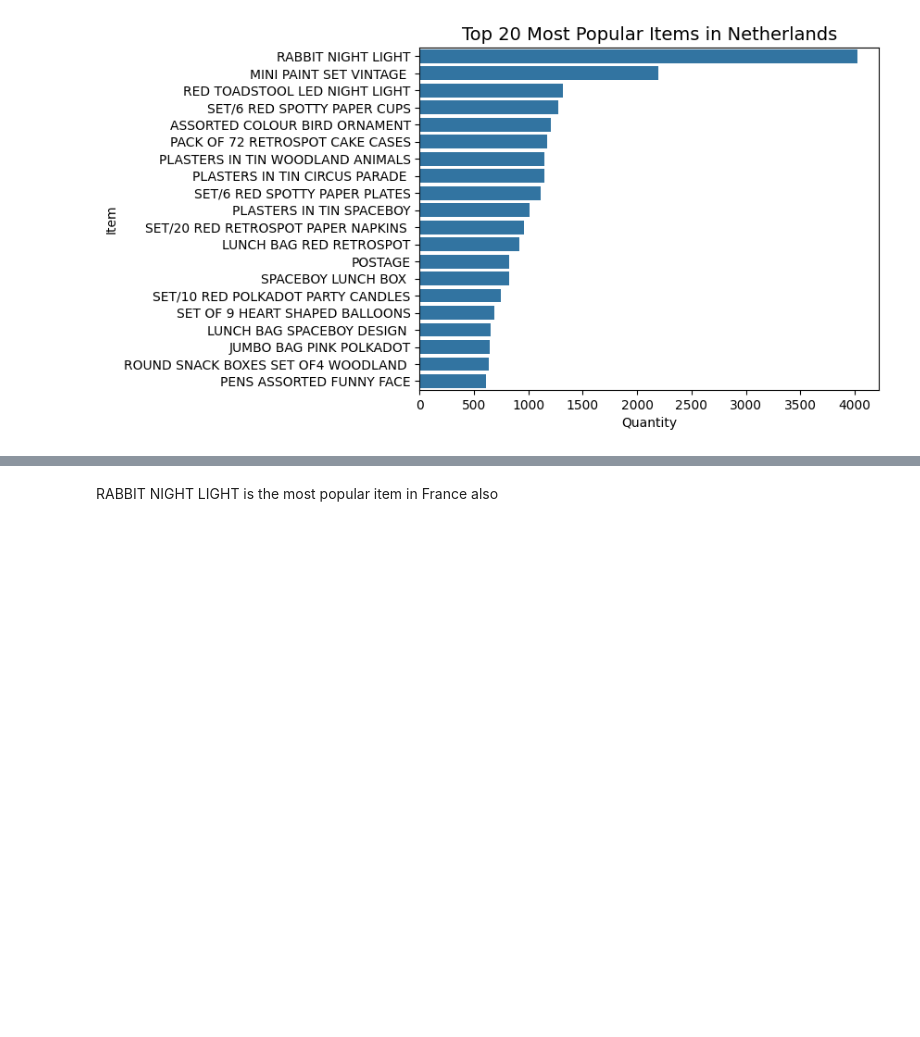
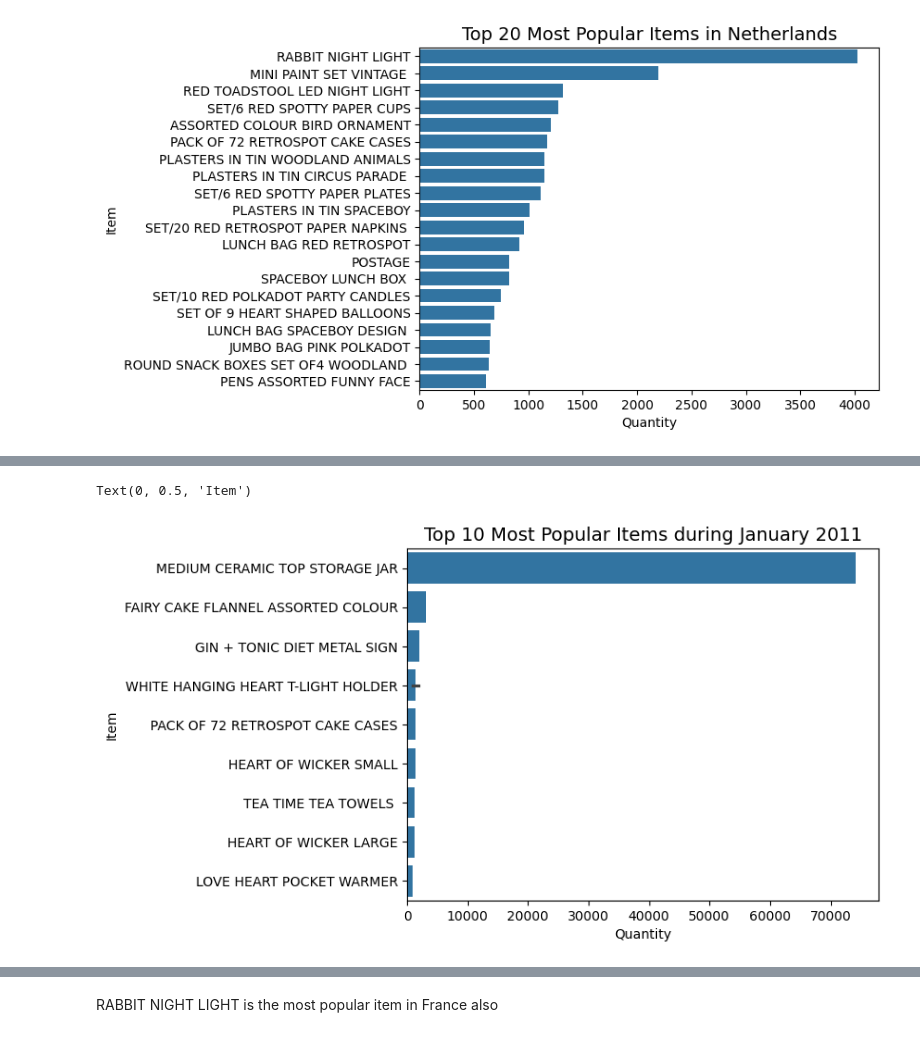
Before and after one commit to kempsly/Recommender-systems, a Jupyter notebook: RecSysNewApproach/Rule-based-recsys/rule_based.ipynb, the cells around one changed output, grey strips where cells are left out. Drawn from its saved outputs; the diff is of its cells as text; code cells hidden in the pictures; blank space fills up the shorter version.

```diff
--- a/RecSysNewApproach/Rule-based-recsys/rule_based.ipynb
+++ b/RecSysNewApproach/Rule-based-recsys/rule_based.ipynb
@@ -202,0 +231,8 @@ Text(0, 0.5, 'Item')
+# %%
+#viz
+sns.barplot(y='Description', x='Quantity', data=df_new[df_new['year_month']==201101].sort_values(by='Quantity', ascending=False).head(10))
+plt.title('Top 10 Most Popular Items during January 2011', fontsize=14)
+plt.ylabel('Item')
+# %% [output]
+Text(0, 0.5, 'Item')
+[figure, added]
```
Also changed, not shown: parts of 6 cells of this notebook, 3 other files.
